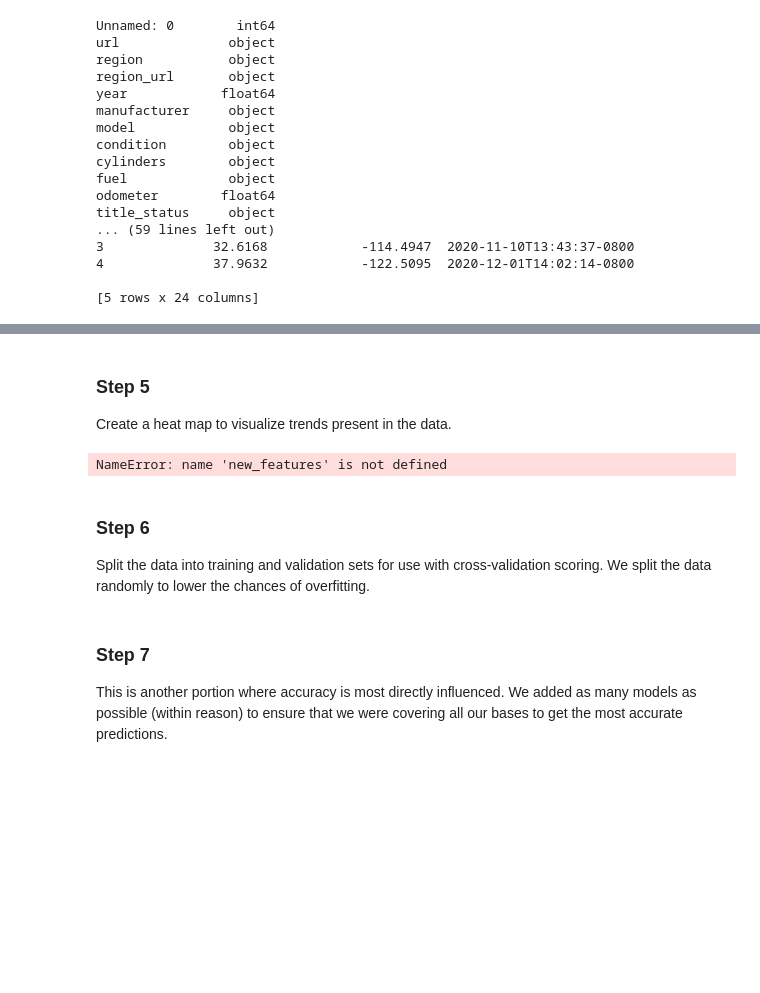
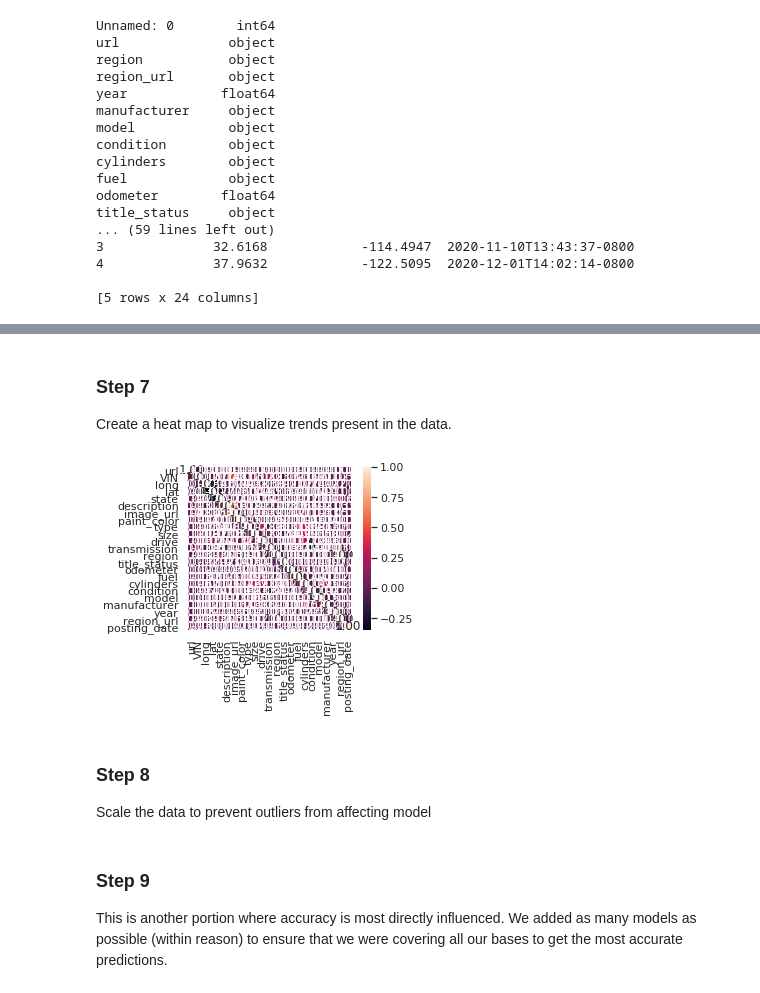
Before and after one commit to bdesollar/MLProject, a Jupyter notebook: Used_Car_Reg/used_car_reg.ipynb, the cells around one changed output, grey strips where cells are left out. Drawn from its saved outputs; the diff is of its cells as text; code cells hidden in the pictures; blank space fills up the shorter version.

```diff
--- a/Used_Car_Reg/used_car_reg.ipynb
+++ b/Used_Car_Reg/used_car_reg.ipynb
@@ -294,14 +279,11 @@ None
 # %% [markdown]
-### Step 5
+### Step 7
 Create a heat map to visualize trends present in the data.
 # %%
 correlation_map = np.corrcoef(data_train_ft.values.T)
 sns.set(font_scale=1.0)
-heatmap = sns.heatmap(correlation_map, cbar=True, annot=True, square=True, fmt='.2f', yticklabels=features, xticklabels=features)
+heatmap = sns.heatmap(correlation_map, cbar=True, annot=True, square=True, fmt='.2f', yticklabels=new_features, xticklabels=new_features)
 
 plt.show()
 # %% [output]
-NameError: name 'new_features' is not defined
+[figure, added]
-# %% [markdown]
-### Step 6
-Split the data into training and validation sets for use with cross-validation scoring. We split the data randomly to lower the chances of overfitting.
@@ -310,0 +290,3 @@ train_plus_validation_ftrs, test_ftrs, train_plus_validation_tgt, test_tgt = tra
+# %% [markdown]
+### Step 8
+Scale the data to prevent outliers from affecting model
@@ -311,5 +312,5 @@ train_plus_validation_ftrs, test_ftrs, train_plus_validation_tgt, test_tgt = tra
 # %% [markdown]
-### Step 7
+### Step 9
 This is another portion where accuracy is most directly influenced. We added as many models as possible (within reason) to ensure that we were covering all our bases to get the most accurate predictions.
 # %%
 
```
Also changed, not shown: parts of 27 cells of this notebook, 1 other file.
